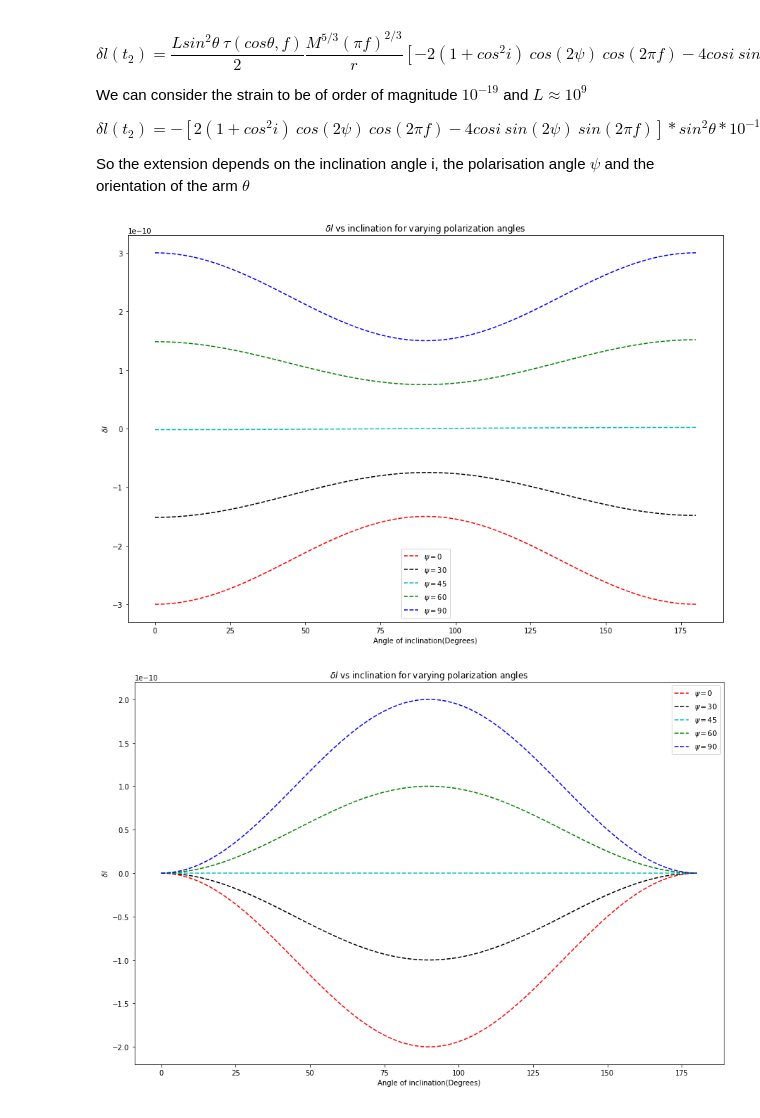
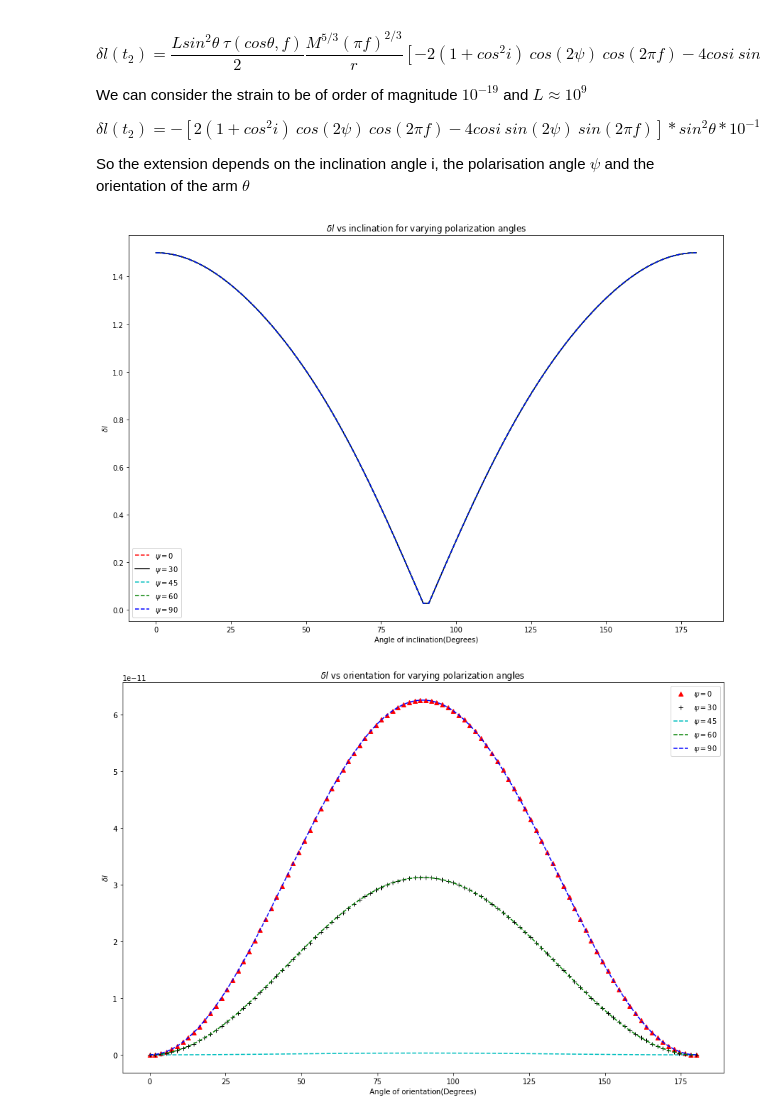
Before and after one commit to pranav-satheesh/LISA_Verification_Binaries, a Jupyter notebook: LISA_Response.ipynb, the cells around one changed output. Saved outputs shown, nothing was run; the diff lists cells and outputs as text; code cells hidden in the pictures.

```diff
--- a/LISA_Response.ipynb
+++ b/LISA_Response.ipynb
@@ -28,18 +28,20 @@ $$ \delta l (t_2) =  -[2 (1+cos^2 i) \ cos(2 \psi) \ cos(2 \pi f) - 4 cosi \ sin
 So the extension depends on the inclination angle i, the polarisation angle $\psi$ and the orientation of the arm $\theta$
 # %%
 f = 10**(-3)
-# %%
-def response(theta,i,Psi):
-
-    dl = np.sin(theta)**2  * (-2*(1+np.cos(i)**2)*np.cos(2*Psi)*np.cos(2*np.pi*f)-4*np.cos(i)*np.sin(2*Psi)*np.sin(2*np.pi*f)) * 10**(-10)
-    return dl
+# %%
+def response(theta,i,Psi):
+
+    csi = np.cos(i)
+    cs = (1+csi**2) * np.cos(2*psi)
+    sn = 2*csi * np.sin(2*psi)
+    return np.sin(theta)**2 * (cs**2 + sn**2)**.5
 # %%
 theta = np.pi/3
 i = np.linspace(0,180,100)*np.pi/180
 # %%
 plt.figure(figsize=(15,10))
 plt.plot(i*180/np.pi,response(theta,i,0),"r--",label="$\psi=0$")
-plt.plot(i*180/np.pi,response(theta,i,30*np.pi/180),"k--",label="$\psi=30$")
+plt.plot(i*180/np.pi,response(theta,i,30*np.pi/180),"k-",label="$\psi=30$")
 plt.plot(i*180/np.pi,response(theta,i,45*np.pi/180),"c--",label="$\psi=45$")
 plt.plot(i*180/np.pi,response(theta,i,60*np.pi/180),"g--",label="$\psi=60$")
 plt.plot(i*180/np.pi,response(theta,i,90*np.pi/180),"b--",label="$\psi=90$")
@@ -50,22 +52,22 @@ plt.ylabel("$\delta l$")
 plt.title("$\delta l$ vs inclination for varying polarization angles")
 plt.savefig("responsevsinclination.pdf")
 # %% [output]
-[figure, old version]
+[figure, new version]
 # %%
 i = np.pi/3
 theta = np.linspace(0,180,100)*np.pi/180
 # %%
 plt.figure(figsize=(15,10))
-plt.plot(theta*180/np.pi,response(theta,i,0),"r--",label="$\psi=0$")
-plt.plot(theta*180/np.pi,response(theta,i,30*np.pi/180),"k--",label="$\psi=30$")
+plt.plot(theta*180/np.pi,response(theta,i,0),"r^",label="$\psi=0$")
+plt.plot(theta*180/np.pi,response(theta,i,30*np.pi/180),"k+",label="$\psi=30$")
 plt.plot(theta*180/np.pi,response(theta,i,45*np.pi/180),"c--",label="$\psi=45$")
 plt.plot(theta*180/np.pi,response(theta,i,60*np.pi/180),"g--",label="$\psi=60$")
 plt.plot(theta*180/np.pi,response(theta,i,90*np.pi/180),"b--",label="$\psi=90$")
 
 plt.legend()
-plt.xlabel("Angle of inclination(Degrees)")
+plt.xlabel("Angle of orientation(Degrees)")
 plt.ylabel("$\delta l$")
-plt.title("$\delta l$ vs inclination for varying polarization angles")
+plt.title("$\delta l$ vs orientation for varying polarization angles")
 plt.savefig("responsevsorientation.pdf")
 # %% [output]
-[figure, old version]
+[figure, new version]
```
Also changed, not shown: parts of 2 cells of this notebook, 10 other files.
